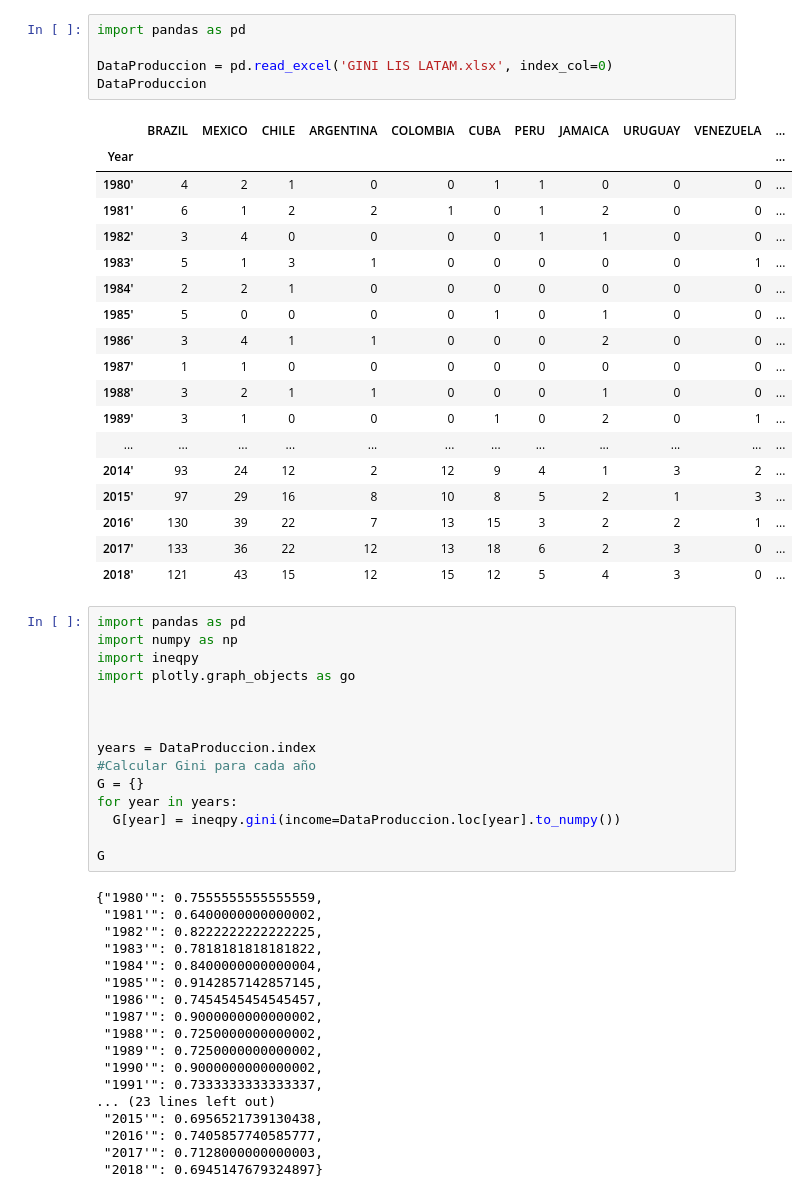
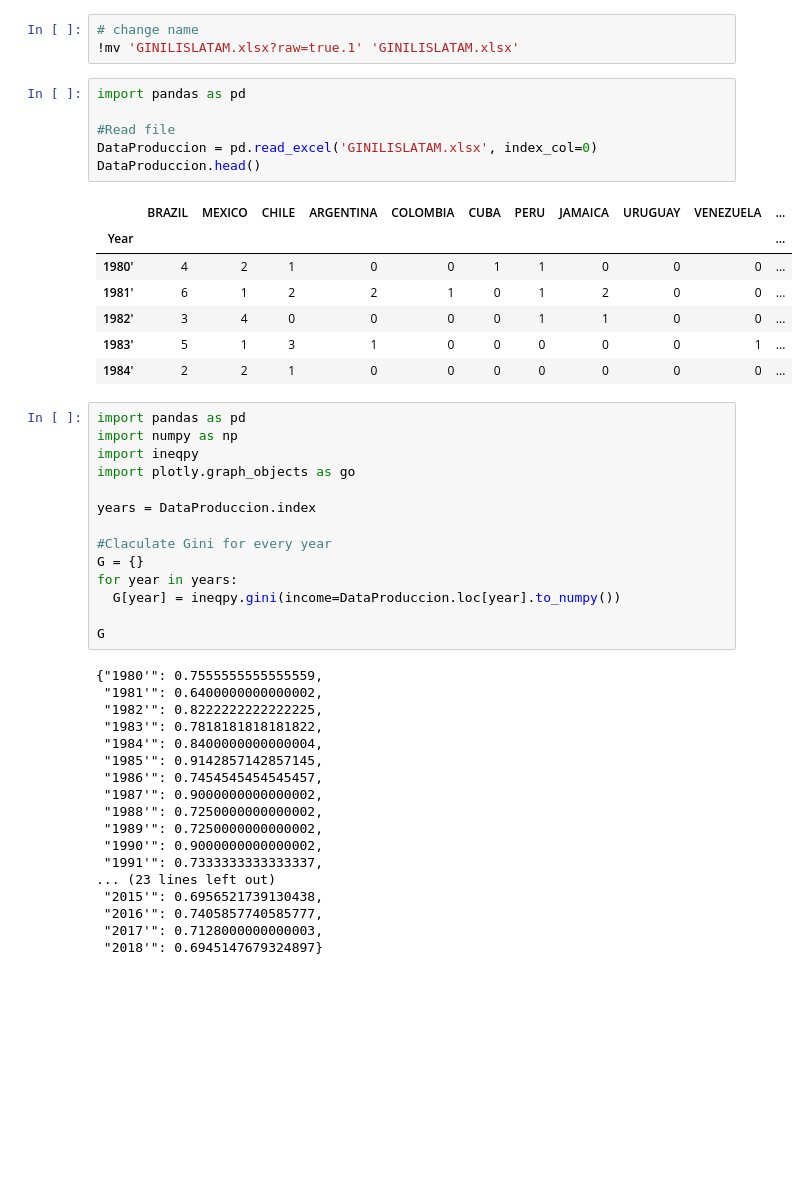
Before and after one commit to ldnl-unam/LDNL, a Jupyter notebook: indicators/Gini/Gini.ipynb, the cells around one changed output. Cells and saved outputs as stored; diff of their text form; blank space fills up the shorter version.

```diff
--- a/indicators/Gini/Gini.ipynb
+++ b/indicators/Gini/Gini.ipynb
@@ -27,37 +48,29 @@ Mounted at /content/gdrive
+# %%
+# change name
+!mv 'GINILISLATAM.xlsx?raw=true.1' 'GINILISLATAM.xlsx'
 # %%
 import pandas as pd
 
-DataProduccion = pd.read_excel('GINI LIS LATAM.xlsx', index_col=0)
-DataProduccion
+#Read file
+DataProduccion = pd.read_excel('GINILISLATAM.xlsx', index_col=0)
+DataProduccion.head()
 # %% [output]
 |  | BRAZIL | MEXICO | CHILE | ARGENTINA | COLOMBIA | CUBA | PERU | JAMAICA | URUGUAY | VENEZUELA | ... |
 | Year |  |  |  |  |  |  |  |  |  |  | ... |
 | 1980' | 4 | 2 | 1 | 0 | 0 | 1 | 1 | 0 | 0 | 0 | ... |
 | 1981' | 6 | 1 | 2 | 2 | 1 | 0 | 1 | 2 | 0 | 0 | ... |
 | 1982' | 3 | 4 | 0 | 0 | 0 | 0 | 1 | 1 | 0 | 0 | ... |
 | 1983' | 5 | 1 | 3 | 1 | 0 | 0 | 0 | 0 | 0 | 1 | ... |
 | 1984' | 2 | 2 | 1 | 0 | 0 | 0 | 0 | 0 | 0 | 0 | ... |
-| 1985' | 5 | 0 | 0 | 0 | 0 | 1 | 0 | 1 | 0 | 0 | ... |
-| 1986' | 3 | 4 | 1 | 1 | 0 | 0 | 0 | 2 | 0 | 0 | ... |
-| 1987' | 1 | 1 | 0 | 0 | 0 | 0 | 0 | 0 | 0 | 0 | ... |
-| 1988' | 3 | 2 | 1 | 1 | 0 | 0 | 0 | 1 | 0 | 0 | ... |
-| 1989' | 3 | 1 | 0 | 0 | 0 | 1 | 0 | 2 | 0 | 1 | ... |
-| ... | ... | ... | ... | ... | ... | ... | ... | ... | ... | ... | ... |
-| 2014' | 93 | 24 | 12 | 2 | 12 | 9 | 4 | 1 | 3 | 2 | ... |
-| 2015' | 97 | 29 | 16 | 8 | 10 | 8 | 5 | 2 | 1 | 3 | ... |
-| 2016' | 130 | 39 | 22 | 7 | 13 | 15 | 3 | 2 | 2 | 1 | ... |
-| 2017' | 133 | 36 | 22 | 12 | 13 | 18 | 6 | 2 | 3 | 0 | ... |
-| 2018' | 121 | 43 | 15 | 12 | 15 | 12 | 5 | 4 | 3 | 0 | ... |
 # %%
 import pandas as pd
 import numpy as np
 import ineqpy
 import plotly.graph_objects as go
 
+years = DataProduccion.index
 
-
-years = DataProduccion.index
-#Calcular Gini para cada año
+#Claculate Gini for every year
 G = {}
 for year in years:
   G[year] = ineqpy.gini(income=DataProduccion.loc[year].to_numpy())
```
Also changed, not shown: parts of 9 cells of this notebook.
